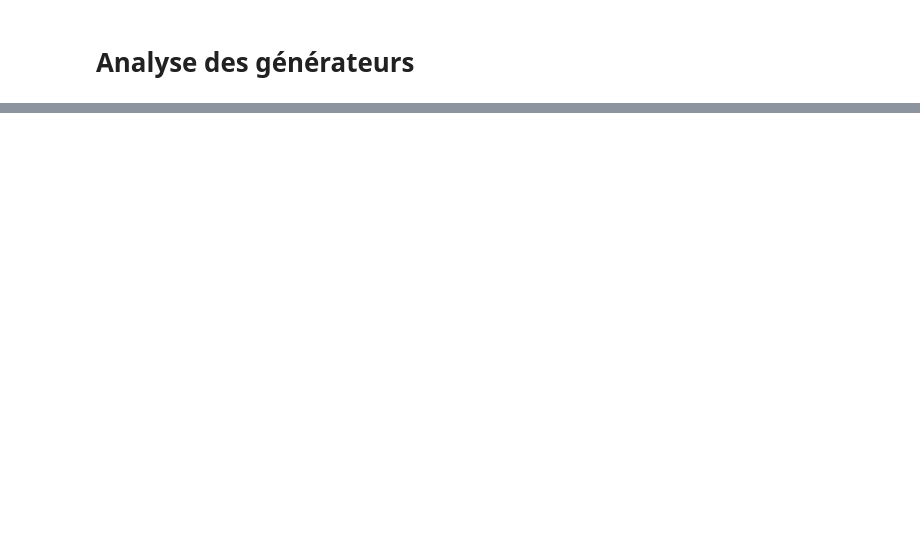
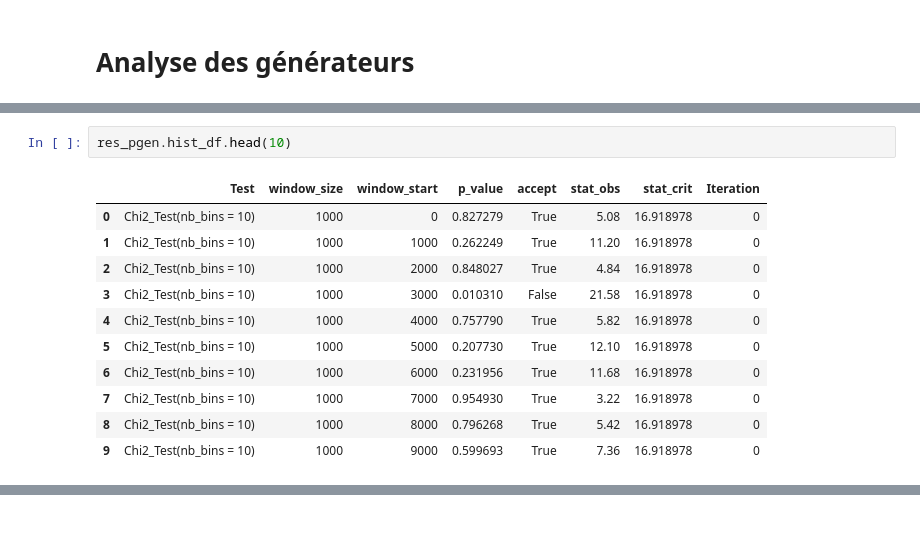
Before and after one commit to mebs237/Matieres, a Jupyter notebook: Simulation/2024-2025/ProjetSimulation/src/main.ipynb, the cells around one changed output, grey strips where cells are left out. Saved outputs shown, nothing was run; the diff lists cells and outputs as text; blank space fills up the shorter version.

```diff
--- a/Simulation/2024-2025/ProjetSimulation/src/main.ipynb
+++ b/Simulation/2024-2025/ProjetSimulation/src/main.ipynb
@@ -73,0 +93,14 @@ KeyError: 'accept'
+# %%
+res_pgen.hist_df.head(10)
+# %% [output]
+|  | Test | window_size | window_start | p_value | accept | stat_obs | stat_crit | Iteration |
+| 0 | Chi2_Test(nb_bins = 10) | 1000 | 0 | 0.827279 | True | 5.08 | 16.918978 | 0 |
+| 1 | Chi2_Test(nb_bins = 10) | 1000 | 1000 | 0.262249 | True | 11.20 | 16.918978 | 0 |
+| 2 | Chi2_Test(nb_bins = 10) | 1000 | 2000 | 0.848027 | True | 4.84 | 16.918978 | 0 |
+| 3 | Chi2_Test(nb_bins = 10) | 1000 | 3000 | 0.010310 | False | 21.58 | 16.918978 | 0 |
+| 4 | Chi2_Test(nb_bins = 10) | 1000 | 4000 | 0.757790 | True | 5.82 | 16.918978 | 0 |
+| 5 | Chi2_Test(nb_bins = 10) | 1000 | 5000 | 0.207730 | True | 12.10 | 16.918978 | 0 |
+| 6 | Chi2_Test(nb_bins = 10) | 1000 | 6000 | 0.231956 | True | 11.68 | 16.918978 | 0 |
+| 7 | Chi2_Test(nb_bins = 10) | 1000 | 7000 | 0.954930 | True | 3.22 | 16.918978 | 0 |
+| 8 | Chi2_Test(nb_bins = 10) | 1000 | 8000 | 0.796268 | True | 5.42 | 16.918978 | 0 |
+| 9 | Chi2_Test(nb_bins = 10) | 1000 | 9000 | 0.599693 | True | 7.36 | 16.918978 | 0 |
```
Also changed, not shown: parts of 11 cells of this notebook, 7 other files.
